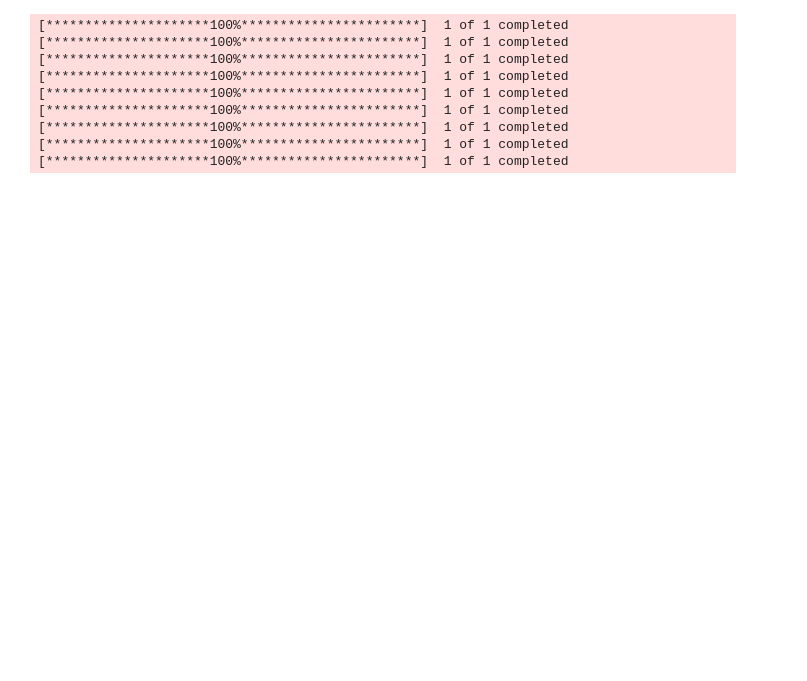
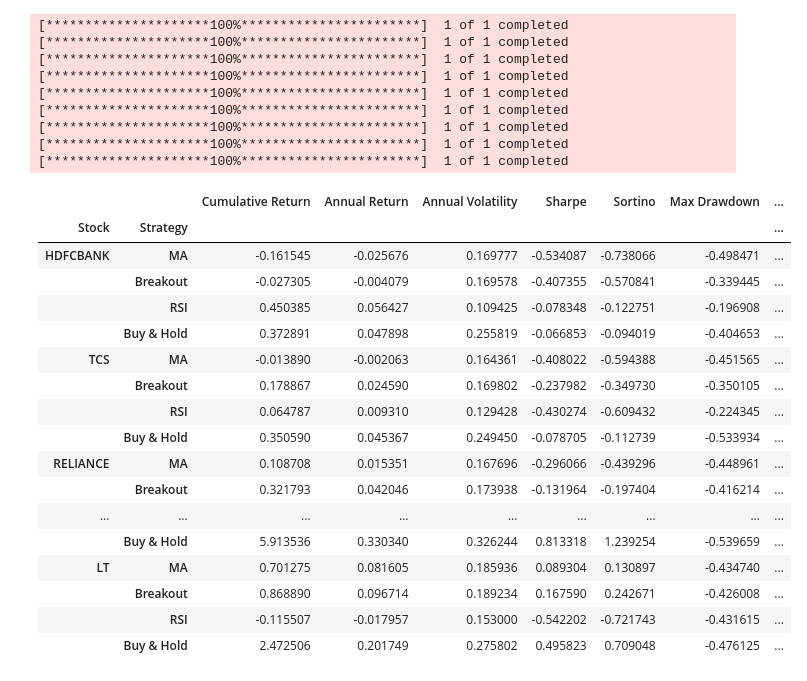
Before and after one commit to Abhiramalikatti21/Data_Analysis_pandas, a Jupyter notebook: MultiStategyComparison_&_PortfolioSystem.ipynb, the cells around one changed output. Drawn from its saved outputs; the diff is of its cells as text; code cells hidden in the pictures; blank space fills up the shorter version.

```diff
--- a/MultiStategyComparison_&_PortfolioSystem.ipynb
+++ b/MultiStategyComparison_&_PortfolioSystem.ipynb
@@ -38,7 +38,7 @@ df_b = data('^NSEI' , '2020-01-01' , date.today())
 # %%
 #backtest
 
-def backtest(signal , close, fee=0.0025 , alloc = 0.25 , capital = 1000000) :
+def backtest(signal , close, fee=0.0025 , alloc = 1.0 , capital = 1000000) :
   shares = ( (capital * alloc) / close.shift(1) ).fillna(0).astype(int)
   daily_pnl = close.diff() * signal.shift(1) * shares
   position = signal.diff().fillna(0)
@@ -102,27 +239,52 @@ def RSI_MR(df , wind_sz) :
 # %%
-stocks = {
-    "HDFCBANK": df1,
-    "TCS": df2,
-    "RELIANCE": df3,
-    "SUNPHARMA": df4,
-    "HINDUNILVR": df5,
-    "BHARTIARTL": df6,
-    "M&M": df7,
-    "LT": df8,
-}
+signals = {}
+results = {}
+summary_rows = {}
 
-results = {}
-signals = {}
+for stock, df in stocks.items():
+    close = df['Close']
 
-for stock , df in stocks.items() :
-    sigs = {"MA": Moving_Average(df, 10, 20),
-            "Breakout": Breakout_strategy(df, 20),
-            "RSI": RSI_MR(df, 14)}
+    sigs = {
+        "MA": Moving_Average(df, 20, 50),
+        "Breakout": Breakout_strategy(df, 20),
+        "RSI": RSI_MR(df, 14),
+        "Buy & Hold": pd.Series(1, index=df.index),
+    }
     signals[stock] = sigs
+
+    # Equity curves from backtest()
     results[stock] = pd.DataFrame(
-        {s : backtest(sig , df['Close']) for s , sig in sigs.items()}
+        {s: backtest(sig, close) for s, sig in sigs.items()}
     )
 
-net_results = pd.concat(results , axis = 1)
-# net_results
-# print(signals['HDFCBANK']['MA'])
+    # Combined performance + trade statistics table
+    for strat_name, sig in sigs.items():
+        perf = performance_report(sig, close)
+        trades = trade_table(sig, close)
+        summary_rows[(stock, strat_name)] = {**perf, **trades}
+
+net_results = pd.concat(results, axis=1)
+
+summary_df = pd.DataFrame.from_dict(summary_rows, orient='index')
+summary_df.index.names = ['Stock', 'Strategy']
+
+display(summary_df)
+# %% [output]
+|  |  | Cumulative Return | Annual Return | Annual Volatility | Sharpe | Sortino | Max Drawdown | ... |
+| Stock | Strategy |  |  |  |  |  |  | ... |
+| HDFCBANK | MA | -0.161545 | -0.025676 | 0.169777 | -0.534087 | -0.738066 | -0.498471 | ... |
+|  | Breakout | -0.027305 | -0.004079 | 0.169578 | -0.407355 | -0.570841 | -0.339445 | ... |
+|  | RSI | 0.450385 | 0.056427 | 0.109425 | -0.078348 | -0.122751 | -0.196908 | ... |
+|  | Buy & Hold | 0.372891 | 0.047898 | 0.255819 | -0.066853 | -0.094019 | -0.404653 | ... |
+| TCS | MA | -0.013890 | -0.002063 | 0.164361 | -0.408022 | -0.594388 | -0.451565 | ... |
+|  | Breakout | 0.178867 | 0.024590 | 0.169802 | -0.237982 | -0.349730 | -0.350105 | ... |
+|  | RSI | 0.064787 | 0.009310 | 0.129428 | -0.430274 | -0.609432 | -0.224345 | ... |
+|  | Buy & Hold | 0.350590 | 0.045367 | 0.249450 | -0.078705 | -0.112739 | -0.533934 | ... |
+| RELIANCE | MA | 0.108708 | 0.015351 | 0.167696 | -0.296066 | -0.439296 | -0.448961 | ... |
+|  | Breakout | 0.321793 | 0.042046 | 0.173938 | -0.131964 | -0.197404 | -0.416214 | ... |
+| ... | ... | ... | ... | ... | ... | ... | ... | ... |
+|  | Buy & Hold | 5.913536 | 0.330340 | 0.326244 | 0.813318 | 1.239254 | -0.539659 | ... |
+| LT | MA | 0.701275 | 0.081605 | 0.185936 | 0.089304 | 0.130897 | -0.434740 | ... |
+|  | Breakout | 0.868890 | 0.096714 | 0.189234 | 0.167590 | 0.242671 | -0.426008 | ... |
+|  | RSI | -0.115507 | -0.017957 | 0.153000 | -0.542202 | -0.721743 | -0.431615 | ... |
+|  | Buy & Hold | 2.472506 | 0.201749 | 0.275802 | 0.495823 | 0.709048 | -0.476125 | ... |
```
Also changed, not shown: parts of 12 cells of this notebook.
